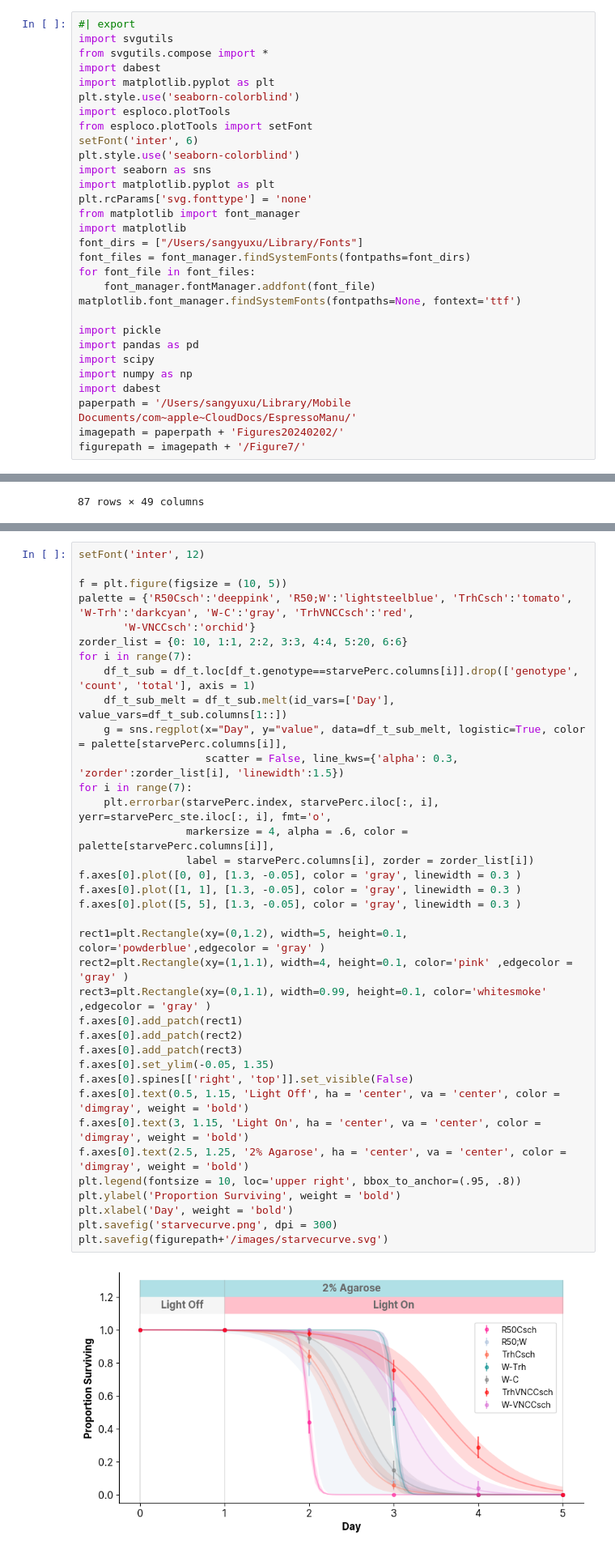
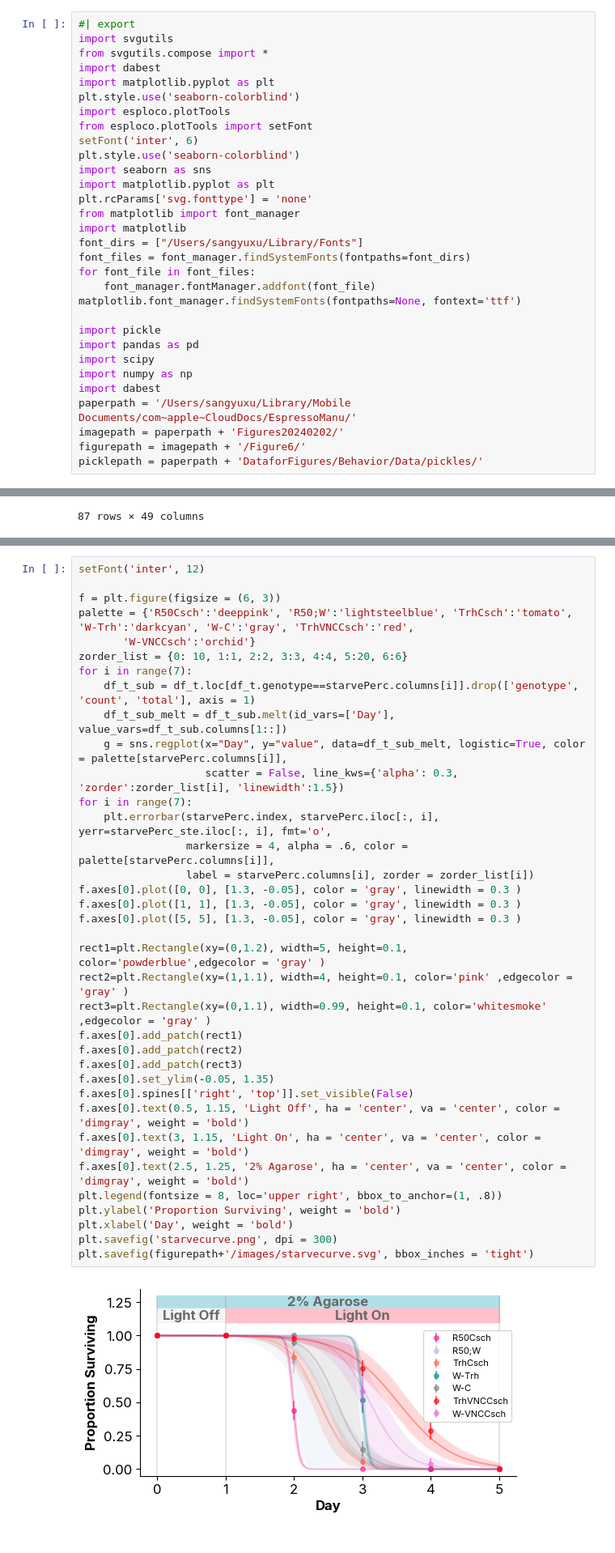
Before and after one commit to sangyu/Holophenotype5HT, a Jupyter notebook: nbs/01_Figures/07_Survival_and_RNAi.ipynb.ipynb, the cells around one changed output, grey strips where cells are left out. Shown at 81% size. Saved outputs shown, nothing was run; the diff lists cells and outputs as text.

```diff
--- a/nbs/01_Figures/07_Survival_and_RNAi.ipynb.ipynb
+++ b/nbs/01_Figures/07_Survival_and_RNAi.ipynb.ipynb
@@ -27,7 +27,8 @@ import numpy as np
 import dabest
 paperpath = '/Users/sangyuxu/Library/Mobile Documents/com~apple~CloudDocs/EspressoManu/'
 imagepath = paperpath + 'Figures20240202/'
-figurepath = imagepath + '/Figure7/'
+figurepath = imagepath + '/Figure6/'
+picklepath = paperpath + 'DataforFigures/Behavior/Data/pickles/'
 # %%
 starve = pd.read_csv('/Users/sangyuxu/Library/Mobile Documents/com~apple~CloudDocs/EspressoManu/DataforFigures/Starvation Resistance/starve.csv',delimiter=',')
 starve = starve.set_index('Day')
@@ -96,41 +106,41 @@ plt.plot(starvePerc)
 # %%
 setFont('inter', 12)
 
-f = plt.figure(figsize = (10, 5))
+f = plt.figure(figsize = (6, 3))
 palette = {'R50Csch':'deeppink', 'R50;W':'lightsteelblue', 'TrhCsch':'tomato', 'W-Trh':'darkcyan', 'W-C':'gray', 'TrhVNCCsch':'red',
        'W-VNCCsch':'orchid'}
 zorder_list = {0: 10, 1:1, 2:2, 3:3, 4:4, 5:20, 6:6}
 for i in range(7):
     df_t_sub = df_t.loc[df_t.genotype==starvePerc.columns[i]].drop(['genotype', 'count', 'total'], axis = 1)
     df_t_sub_melt = df_t_sub.melt(id_vars=['Day'], value_vars=df_t_sub.columns[1::])
     g = sns.regplot(x="Day", y="value", data=df_t_sub_melt, logistic=True, color = palette[starvePerc.columns[i]],
                     scatter = False, line_kws={'alpha': 0.3, 'zorder':zorder_list[i], 'linewidth':1.5})
 for i in range(7):
     plt.errorbar(starvePerc.index, starvePerc.iloc[:, i], yerr=starvePerc_ste.iloc[:, i], fmt='o',
                  markersize = 4, alpha = .6, color = palette[starvePerc.columns[i]],
                  label = starvePerc.columns[i], zorder = zorder_list[i])
 f.axes[0].plot([0, 0], [1.3, -0.05], color = 'gray', linewidth = 0.3 )
 f.axes[0].plot([1, 1], [1.3, -0.05], color = 'gray', linewidth = 0.3 )
 f.axes[0].plot([5, 5], [1.3, -0.05], color = 'gray', linewidth = 0.3 )
 
 rect1=plt.Rectangle(xy=(0,1.2), width=5, height=0.1, color='powderblue',edgecolor = 'gray' )
 rect2=plt.Rectangle(xy=(1,1.1), width=4, height=0.1, color='pink' ,edgecolor = 'gray' )
 rect3=plt.Rectangle(xy=(0,1.1), width=0.99, height=0.1, color='whitesmoke' ,edgecolor = 'gray' )
 f.axes[0].add_patch(rect1)
 f.axes[0].add_patch(rect2)
 f.axes[0].add_patch(rect3)
 f.axes[0].set_ylim(-0.05, 1.35)
 f.axes[0].spines[['right', 'top']].set_visible(False)
 f.axes[0].text(0.5, 1.15, 'Light Off', ha = 'center', va = 'center', color = 'dimgray', weight = 'bold')
 f.axes[0].text(3, 1.15, 'Light On', ha = 'center', va = 'center', color = 'dimgray', weight = 'bold')
 f.axes[0].text(2.5, 1.25, '2% Agarose', ha = 'center', va = 'center', color = 'dimgray', weight = 'bold')
-plt.legend(fontsize = 10, loc='upper right', bbox_to_anchor=(.95, .8))
+plt.legend(fontsize = 8, loc='upper right', bbox_to_anchor=(1, .8))
 plt.ylabel('Proportion Surviving', weight = 'bold')
 plt.xlabel('Day', weight = 'bold')
 plt.savefig('starvecurve.png', dpi = 300)
-plt.savefig(figurepath+'/images/starvecurve.svg')
+plt.savefig(figurepath+'/images/starvecurve.svg', bbox_inches = 'tight')
 # %% [output]
-[figure, old version]
+[figure, new version]
 # %%
 plt.savefig(figurepath+'/images/starvecurve.svg')
 # %% [output]
```
Also changed, not shown: parts of 8 cells of this notebook, 5 other files.
